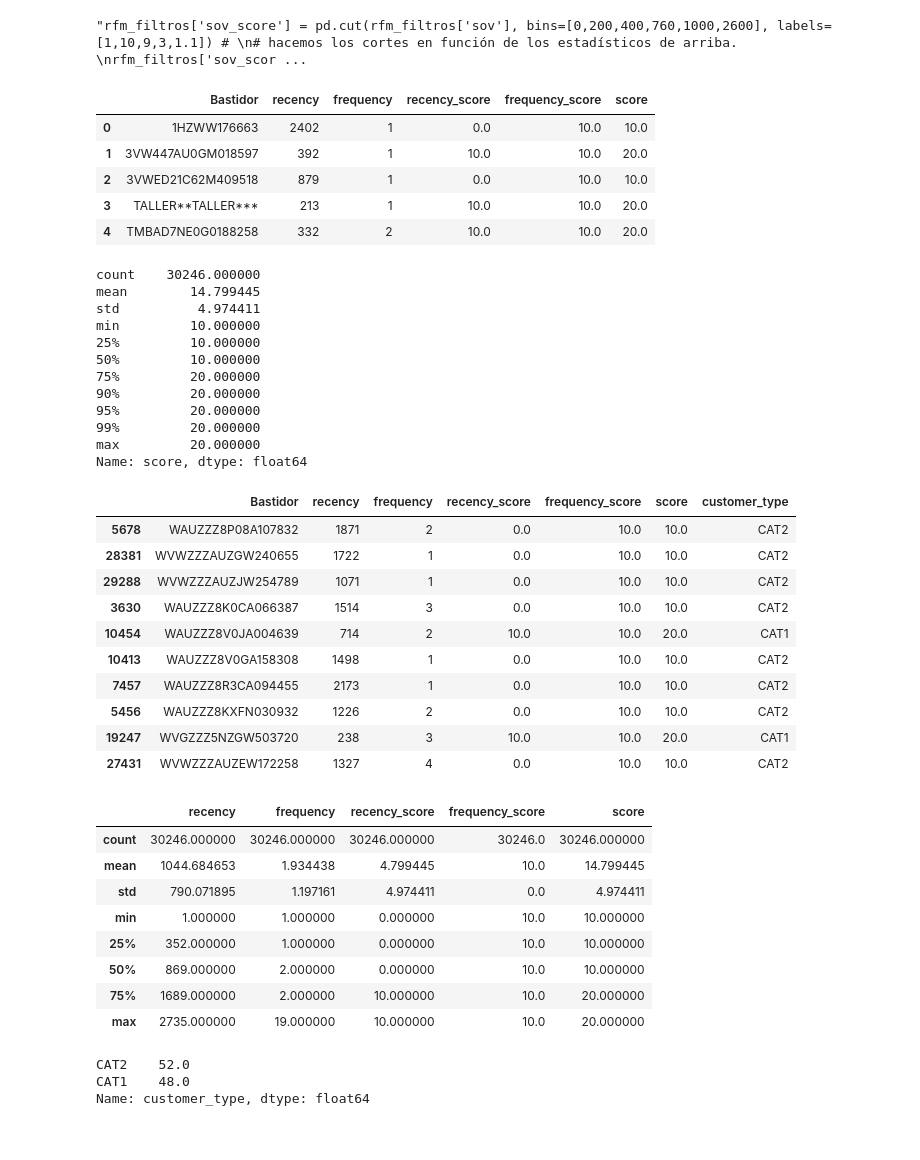
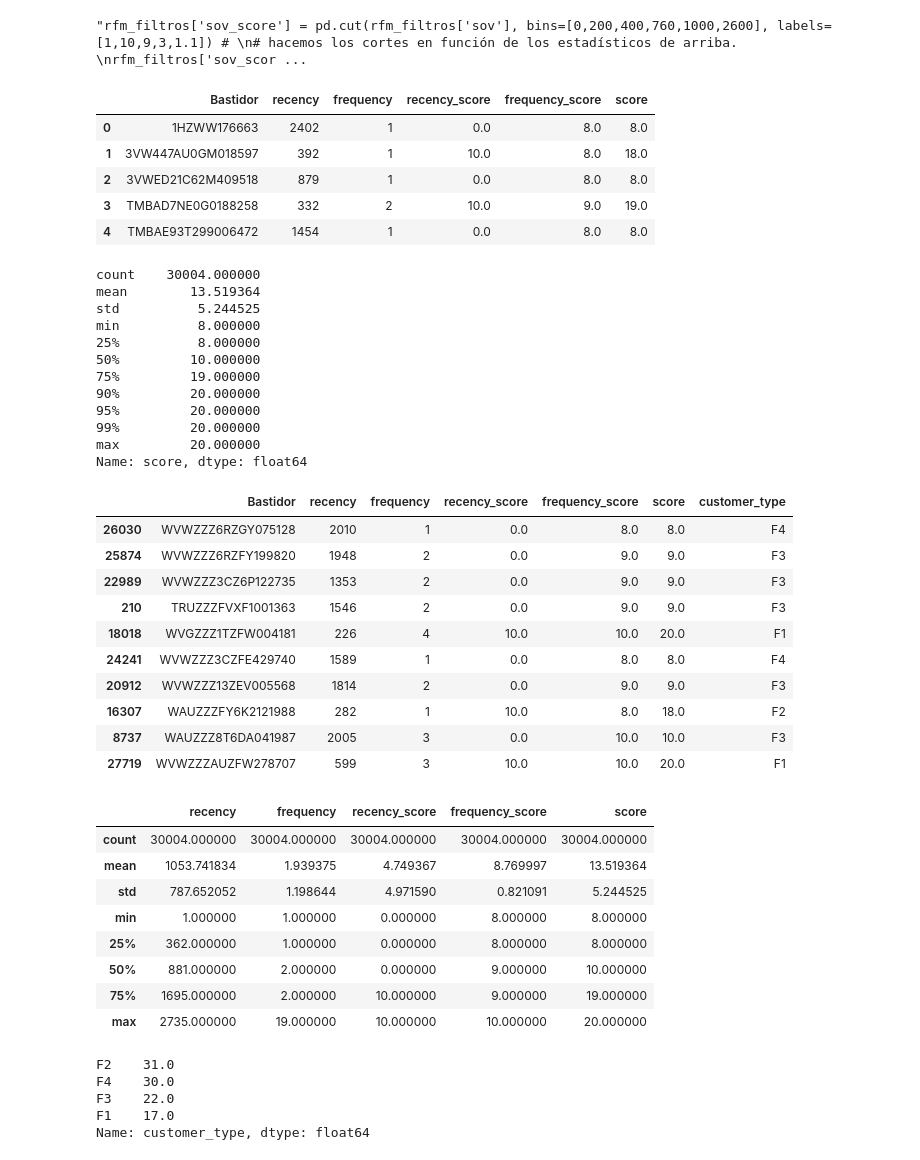
Before and after one commit to pacomm5/PLANTILLAS2, a Jupyter notebook: RECAMBIOS_NUEVO_LISTADO.ipynb, the cells around one changed output. Drawn from its saved outputs; the diff is of its cells as text; code cells hidden in the pictures.

```diff
--- a/RECAMBIOS_NUEVO_LISTADO.ipynb
+++ b/RECAMBIOS_NUEVO_LISTADO.ipynb
@@ -2379,7 +2398,7 @@ dtype: int64
 rfm_filtros['recency_score'] = pd.cut(rfm_filtros['recency'], bins=[0,750,800,2800], labels=[10,8,0]) #
 # hacemos los cortes en función de los estadísticos de arriba.
 rfm_filtros['recency_score'] = rfm_filtros['recency_score'].astype('float')
-rfm_filtros['frequency_score'] = pd.cut(rfm_filtros['frequency'], bins=[0,0.9,20], labels=[0,10])
+rfm_filtros['frequency_score'] = pd.cut(rfm_filtros['frequency'], bins=[0,1,2,20], labels=[8,9,10])
 # hacemos los cortes por los estadísticos de arriba.
 rfm_filtros['frequency_score'] = rfm_filtros['frequency_score'].astype('float')
 """rfm_filtros['monetary_score'] = pd.cut(rfm_filtros['monetary'], bins=[-1,367,990,2539,5165,118000], labels=[1,2,3,4,5])
@@ -2400,21 +2419,21 @@ rfm_filtros['score'] = rfm_filtros.apply(score_rfm,axis=1 ) # añadimos la varia
 rfm_filtros.head()
 # %% [output]
 |  | Bastidor | recency | frequency | recency_score | frequency_score | score |
-| 0 | 1HZWW176663 | 2402 | 1 | 0.0 | 10.0 | 10.0 |
-| 1 | 3VW447AU0GM018597 | 392 | 1 | 10.0 | 10.0 | 20.0 |
-| 2 | 3VWED21C62M409518 | 879 | 1 | 0.0 | 10.0 | 10.0 |
-| 3 | TALLER**TALLER*** | 213 | 1 | 10.0 | 10.0 | 20.0 |
-| 4 | TMBAD7NE0G0188258 | 332 | 2 | 10.0 | 10.0 | 20.0 |
+| 0 | 1HZWW176663 | 2402 | 1 | 0.0 | 8.0 | 8.0 |
+| 1 | 3VW447AU0GM018597 | 392 | 1 | 10.0 | 8.0 | 18.0 |
+| 2 | 3VWED21C62M409518 | 879 | 1 | 0.0 | 8.0 | 8.0 |
+| 3 | TMBAD7NE0G0188258 | 332 | 2 | 10.0 | 9.0 | 19.0 |
+| 4 | TMBAE93T299006472 | 1454 | 1 | 0.0 | 8.0 | 8.0 |
 # %%
 rfm_filtros.score.describe(percentiles=[0.25,0.5,0.75,0.9,0.95,0.99])
 # %% [output]
-count    30246.000000
-mean        14.799445
-std          4.974411
-min         10.000000
-25%         10.000000
+count    30004.000000
+mean        13.519364
+std          5.244525
+min          8.000000
+25%          8.000000
 50%         10.000000
-75%         20.000000
+75%         19.000000
 90%         20.000000
 95%         20.000000
 99%         20.000000
@@ -2423,39 +2442,41 @@ Name: score, dtype: float64
 # %%
 # assigning the customers into one of the category Bad, Bronze, Silver, Gold and Platinum based upon the score they get
 # we make cuts using percentiles. It can be done in many other ways
 # se puede hacer de muchas maneras pero vamos a hacer los cortes por los estadísticos.
 
-rfm_filtros['customer_type'] = pd.cut(rfm_filtros['score'], bins=[0,10,20], labels=['CAT2','CAT1'])
+rfm_filtros['customer_type'] = pd.cut(rfm_filtros['score'], bins=[0,8,10,19,20], labels=["F4", "F3", "F2","F1"])
 rfm_filtros.sample(10)
 # %% [output]
 |  | Bastidor | recency | frequency | recency_score | frequency_score | score | customer_type |
-| 5678 | WAUZZZ8P08A107832 | 1871 | 2 | 0.0 | 10.0 | 10.0 | CAT2 |
-| 28381 | WVWZZZAUZGW240655 | 1722 | 1 | 0.0 | 10.0 | 10.0 | CAT2 |
-| 29288 | WVWZZZAUZJW254789 | 1071 | 1 | 0.0 | 10.0 | 10.0 | CAT2 |
-| 3630 | WAUZZZ8K0CA066387 | 1514 | 3 | 0.0 | 10.0 | 10.0 | CAT2 |
-| 10454 | WAUZZZ8V0JA004639 | 714 | 2 | 10.0 | 10.0 | 20.0 | CAT1 |
-| 10413 | WAUZZZ8V0GA158308 | 1498 | 1 | 0.0 | 10.0 | 10.0 | CAT2 |
-| 7457 | WAUZZZ8R3CA094455 | 2173 | 1 | 0.0 | 10.0 | 10.0 | CAT2 |
-| 5456 | WAUZZZ8KXFN030932 | 1226 | 2 | 0.0 | 10.0 | 10.0 | CAT2 |
-| 19247 | WVGZZZ5NZGW503720 | 238 | 3 | 10.0 | 10.0 | 20.0 | CAT1 |
-| 27431 | WVWZZZAUZEW172258 | 1327 | 4 | 0.0 | 10.0 | 10.0 | CAT2 |
+| 26030 | WVWZZZ6RZGY075128 | 2010 | 1 | 0.0 | 8.0 | 8.0 | F4 |
+| 25874 | WVWZZZ6RZFY199820 | 1948 | 2 | 0.0 | 9.0 | 9.0 | F3 |
+| 22989 | WVWZZZ3CZ6P122735 | 1353 | 2 | 0.0 | 9.0 | 9.0 | F3 |
+| 210 | TRUZZZFVXF1001363 | 1546 | 2 | 0.0 | 9.0 | 9.0 | F3 |
+| 18018 | WVGZZZ1TZFW004181 | 226 | 4 | 10.0 | 10.0 | 20.0 | F1 |
+| 24241 | WVWZZZ3CZFE429740 | 1589 | 1 | 0.0 | 8.0 | 8.0 | F4 |
+| 20912 | WVWZZZ13ZEV005568 | 1814 | 2 | 0.0 | 9.0 | 9.0 | F3 |
+| 16307 | WAUZZZFY6K2121988 | 282 | 1 | 10.0 | 8.0 | 18.0 | F2 |
+| 8737 | WAUZZZ8T6DA041987 | 2005 | 3 | 0.0 | 10.0 | 10.0 | F3 |
+| 27719 | WVWZZZAUZFW278707 | 599 | 3 | 10.0 | 10.0 | 20.0 | F1 |
 # %%
 rfm_filtros.describe()
 # %% [output]
 |  | recency | frequency | recency_score | frequency_score | score |
-| count | 30246.000000 | 30246.000000 | 30246.000000 | 30246.0 | 30246.000000 |
-| mean | 1044.684653 | 1.934438 | 4.799445 | 10.0 | 14.799445 |
-| std | 790.071895 | 1.197161 | 4.974411 | 0.0 | 4.974411 |
-| min | 1.000000 | 1.000000 | 0.000000 | 10.0 | 10.000000 |
-| 25% | 352.000000 | 1.000000 | 0.000000 | 10.0 | 10.000000 |
-| 50% | 869.000000 | 2.000000 | 0.000000 | 10.0 | 10.000000 |
-| 75% | 1689.000000 | 2.000000 | 10.000000 | 10.0 | 20.000000 |
-| max | 2735.000000 | 19.000000 | 10.000000 | 10.0 | 20.000000 |
+| count | 30004.000000 | 30004.000000 | 30004.000000 | 30004.000000 | 30004.000000 |
+| mean | 1053.741834 | 1.939375 | 4.749367 | 8.769997 | 13.519364 |
+| std | 787.652052 | 1.198644 | 4.971590 | 0.821091 | 5.244525 |
+| min | 1.000000 | 1.000000 | 0.000000 | 8.000000 | 8.000000 |
+| 25% | 362.000000 | 1.000000 | 0.000000 | 8.000000 | 8.000000 |
+| 50% | 881.000000 | 2.000000 | 0.000000 | 9.000000 | 10.000000 |
+| 75% | 1695.000000 | 2.000000 | 10.000000 | 9.000000 | 19.000000 |
+| max | 2735.000000 | 19.000000 | 10.000000 | 10.000000 | 20.000000 |
 # %%
 round(rfm_filtros.customer_type.value_counts(normalize=True)*100,0)
 # %% [output]
-CAT2    52.0
-CAT1    48.0
+F2    31.0
+F4    30.0
+F3    22.0
+F1    17.0
 Name: customer_type, dtype: float64
 # %%
 # looking the RFM value for each of the category
```
Also changed, not shown: parts of 15 cells of this notebook.
